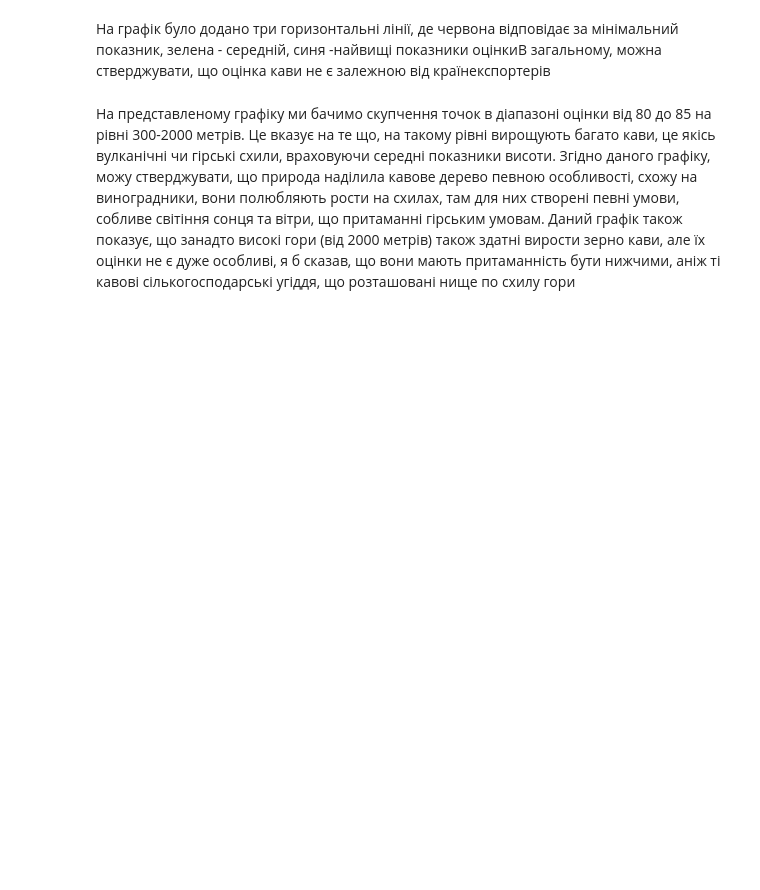
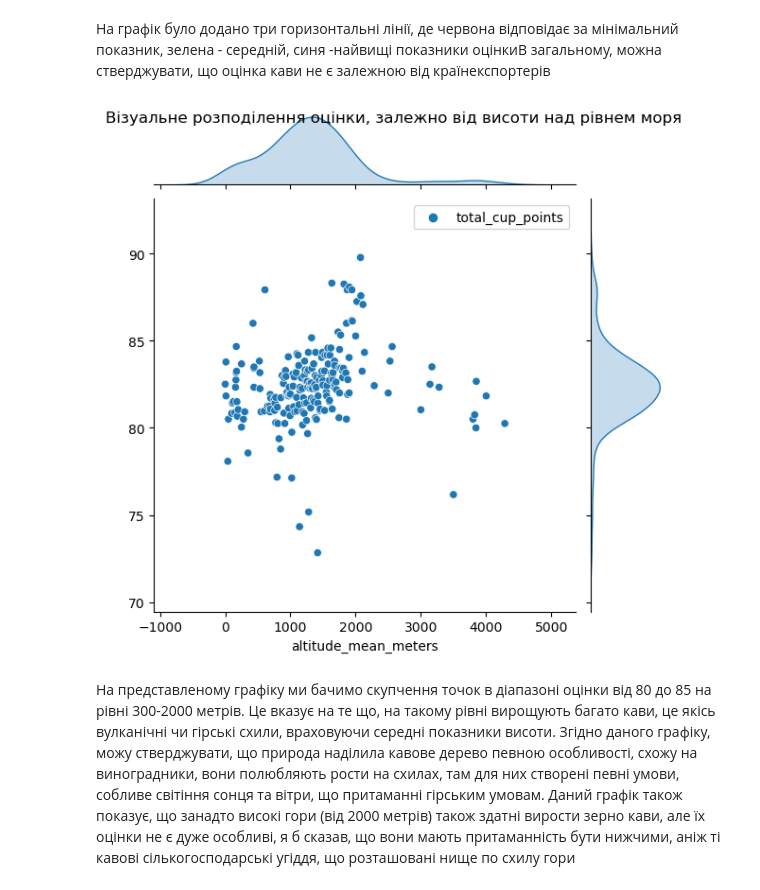
Before and after one commit to LiliiaGapon/Homework, a Jupyter notebook: HW_8.ipynb, the cells around one changed output. Saved outputs shown, nothing was run; the diff lists cells and outputs as text; code cells hidden in the pictures; blank space fills up the shorter version.

```diff
--- a/HW_8.ipynb
+++ b/HW_8.ipynb
@@ -74,12 +152,14 @@ plt.show()
 # %%
 data=data[data.altitude_mean_meters!=110000.0]
 data=data[data.altitude_mean_meters!=11000.0]
 data=data[data.altitude_mean_meters!=190164.0]
 data.loc[data['altitude_mean_meters'] == '190164.0 ', 'altitude_mean_meters'] = 'NaN'
-tablemeters= pandas.pivot_table(data,index=['altitude_mean_meters'],values=['total_cup_points'], aggfunc=numpy.average)
+tablemeters= pd.pivot_table(data,index=['altitude_mean_meters'],values=['total_cup_points'], aggfunc=numpy.average)
 ex6=seaborn.jointplot(data=tablemeters)
 ex6.fig.suptitle('Візуальне розподілення оцінки, залежно від висоти над рівнем моря')
 plt.show()
+# %% [output]
+[figure, added]
 # %% [markdown]
 На представленому графіку ми бачимо скупчення точок в діапазоні оцінки
 від 80 до 85 на рівні 300-2000 метрів. Це вказує на те що, на такому рівні
```
Also changed, not shown: parts of 10 cells of this notebook.
